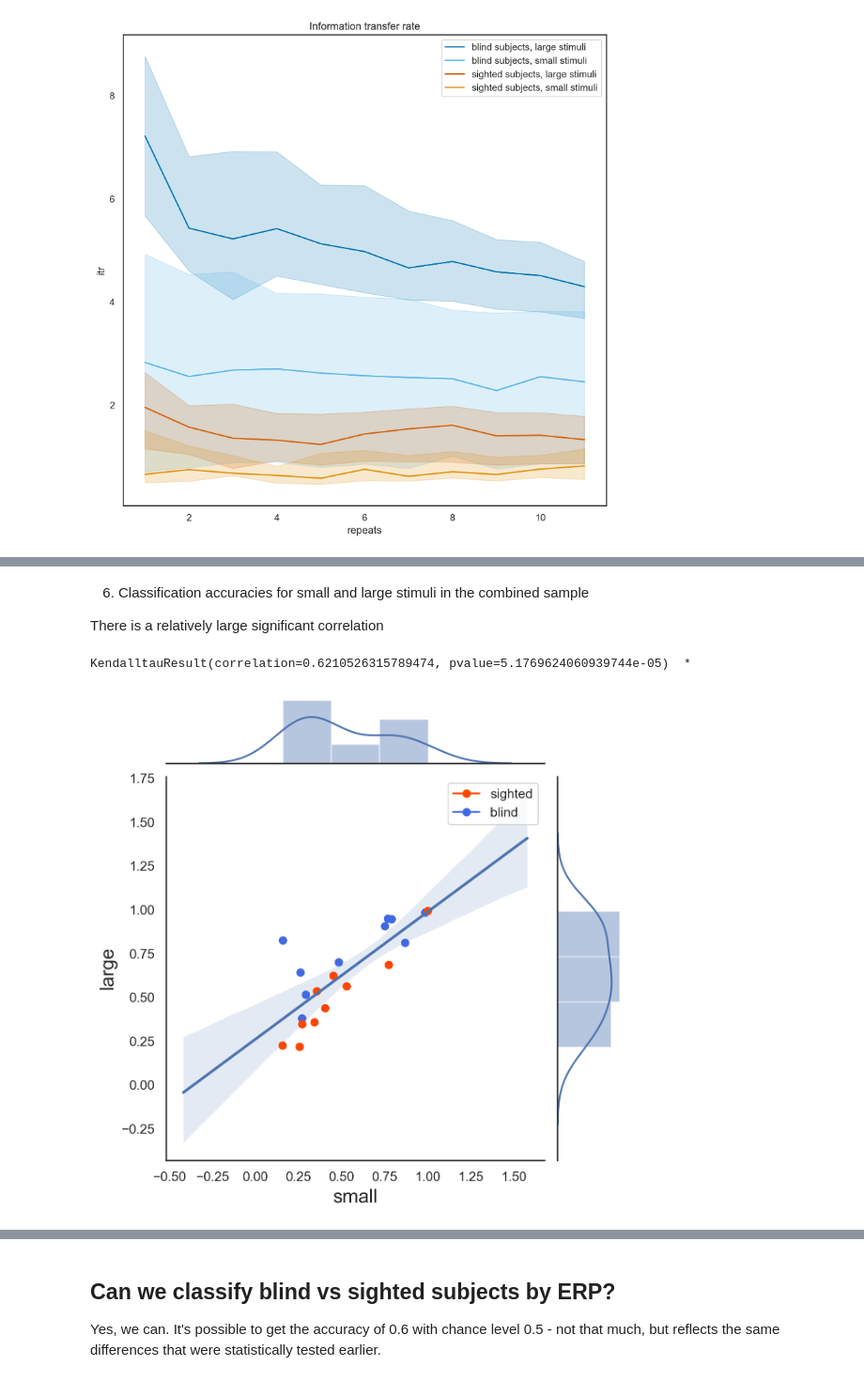
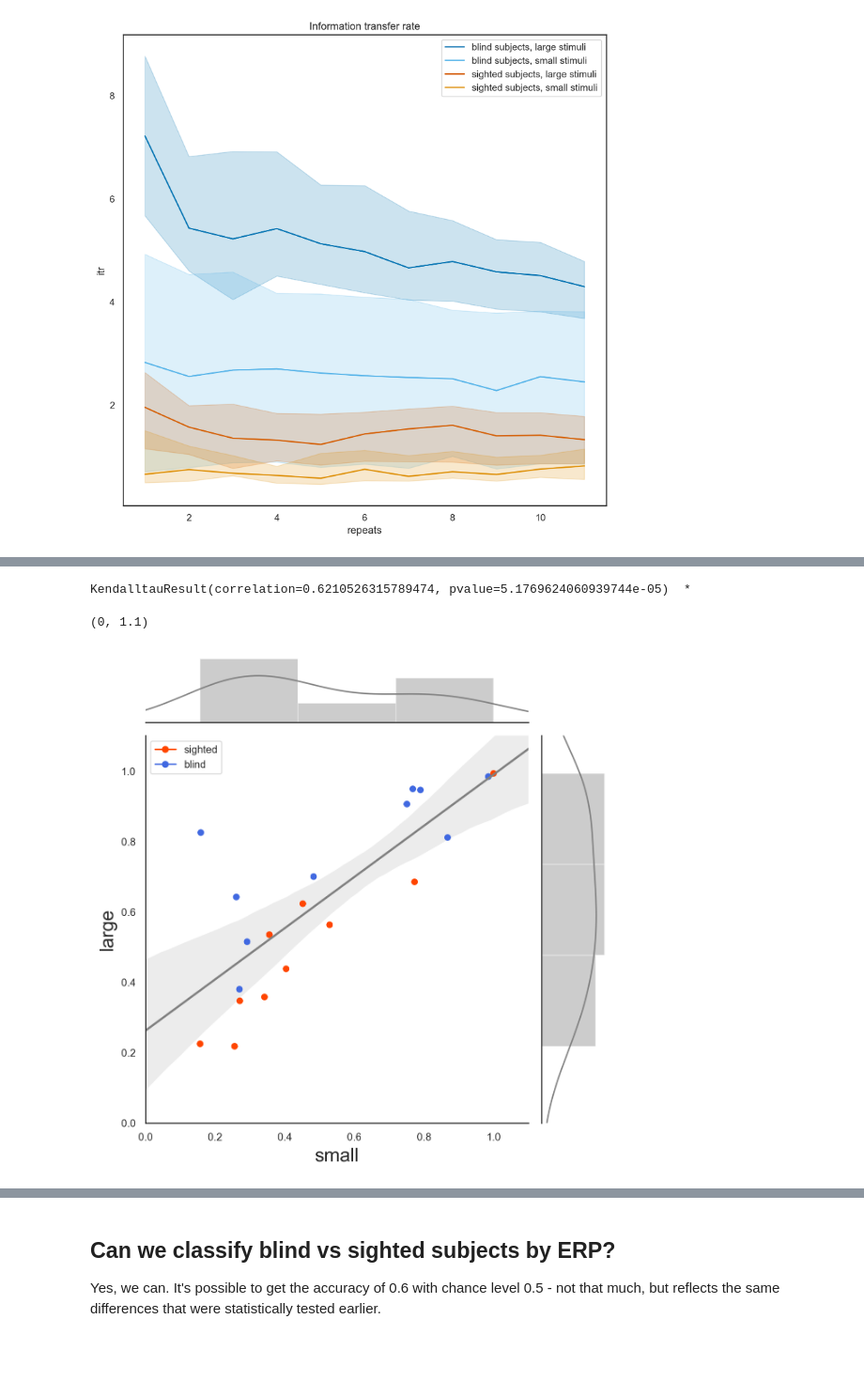
Before and after one commit to eegdude/erp_analysis, a Jupyter notebook: classification.ipynb, the cells around one changed output, grey strips where cells are left out. Shown at 94% size. Cells and saved outputs as stored; diff of their text form; code cells hidden in the pictures; blank space fills up the shorter version.

```diff
--- a/classification.ipynb
+++ b/classification.ipynb
@@ -318,21 +380,21 @@ KendalltauResult(correlation=0.8666666666666666, pvalue=0.00011518959435626102)
-# %% [markdown]
-6. Classification accuracies for small and large stimuli in the combined sample
-
-There is a relatively large significant correlation
 # %%
 g = sns.jointplot (x=small_blind + small_sighted,
                    y=large_blind + large_sighted,
-                   kind='reg', scatter=False, stat_func=cf.r2)
+                   kind='reg', scatter=False, stat_func=cf.r2, color='gray')
 g.ax_joint.scatter(x=small_blind+ small_sighted,
                    y=large_blind + large_sighted,
                    c=[constants.plot_colors['blind']]*10 + [constants.plot_colors['sighted']]*10)
 
 legend_elements = [Line2D([0], [0], marker='o', color=constants.plot_colors['sighted'], label='sighted',),
                     Line2D([0], [0], marker='o', color=constants.plot_colors['blind'], label='blind',)]
 
 plt.legend(handles=legend_elements)
 sns.utils.axlabel(xlabel='small', ylabel="large", fontsize=16)
+
+g.ax_marg_x.set_xlim(0,1.1)
+g.ax_marg_y.set_ylim(0, 1.1)
 # %% [output]
 KendalltauResult(correlation=0.6210526315789474, pvalue=5.1769624060939744e-05)  *
+(0, 1.1)
-[figure, old version]
+[figure, new version]
 # %% [markdown]
```
Also changed, not shown: parts of 25 cells of this notebook.
